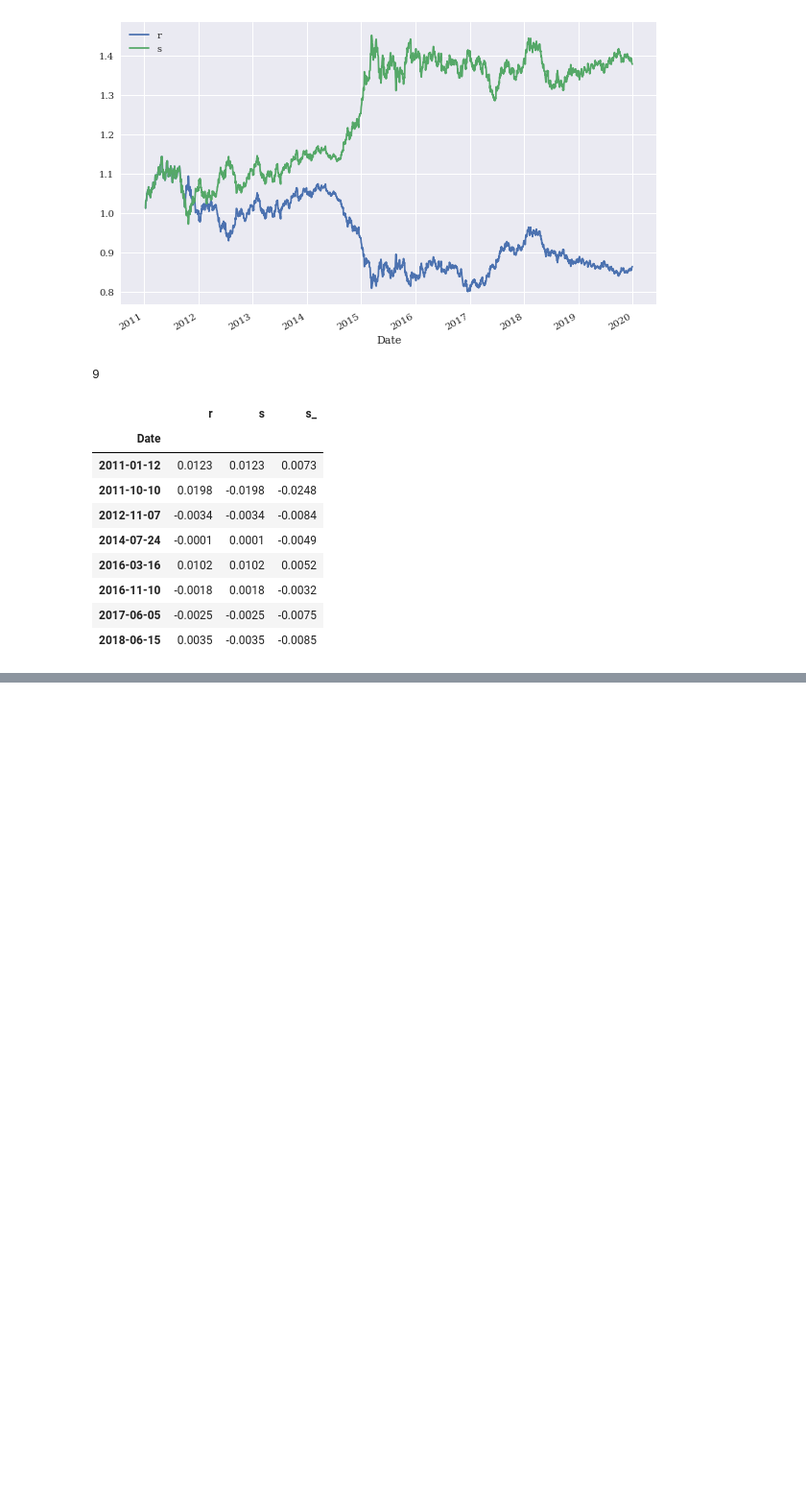
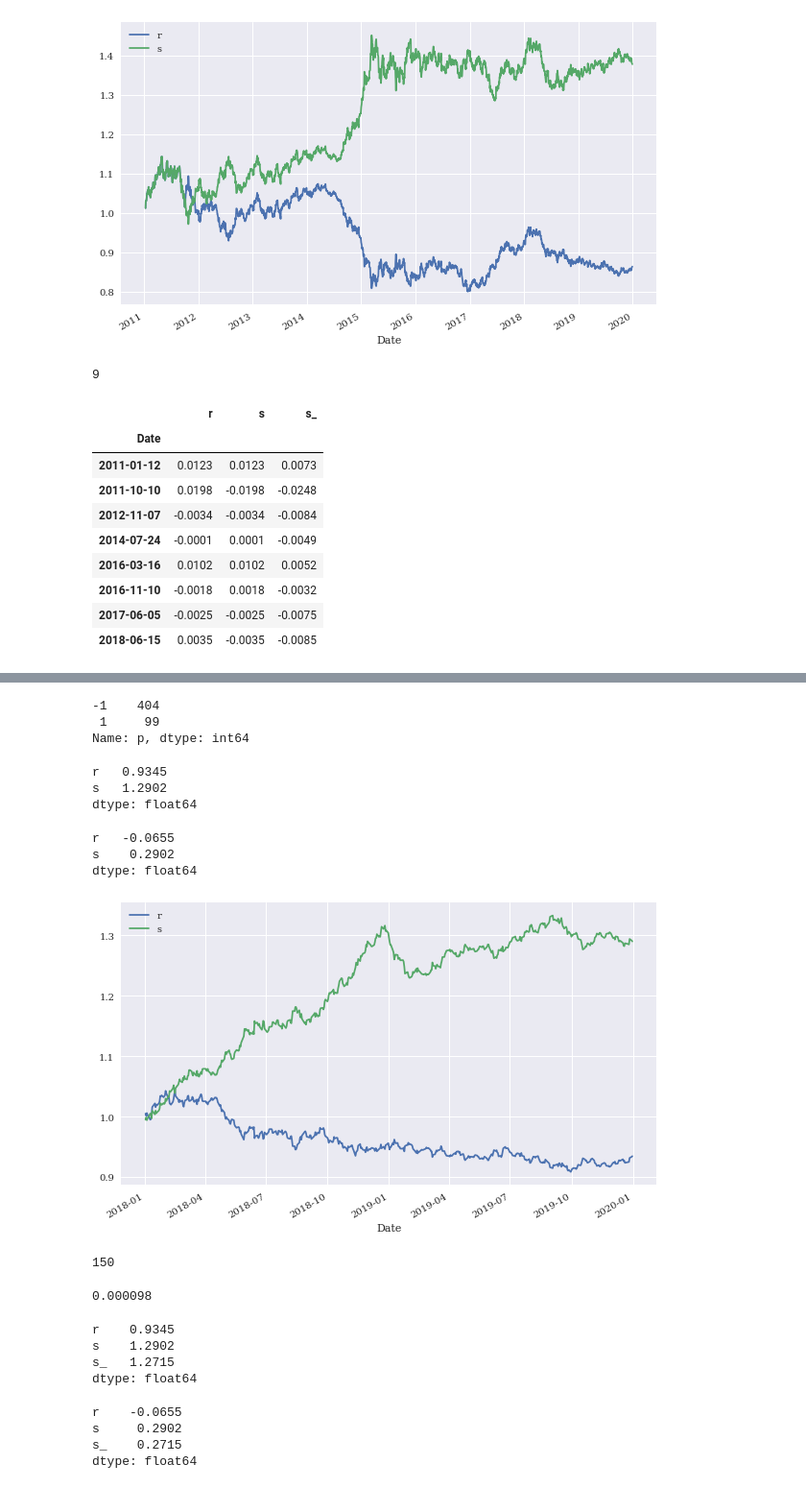
Before and after one commit to michaelsyao/AI_in_Finance, a Jupyter notebook: 10_vectorized_backtesting.ipynb, the cells around one changed output, grey strips where cells are left out. Shown at 96% size. Drawn from its saved outputs; the diff is of its cells as text; code cells hidden in the pictures; blank space fills up the shorter version.

```diff
--- a/10_vectorized_backtesting.ipynb
+++ b/10_vectorized_backtesting.ipynb
@@ -103,0 +272,4 @@ data[['r', 's', 's_']][data['p'].diff() != 0]
+# %%
+test = data.loc[split:].copy()
+# %%
+test_ = (test - mu) / std
@@ -103,0 +281,36 @@ data[['r', 's', 's_']][data['p'].diff() != 0]
+# %%
+test['p'] = np.where(model.predict(test_[cols]) > 0.5, 1, -1)
+# %%
+test['p'].value_counts()
+# %% [output]
+-1    404
+ 1     99
+Name: p, dtype: int64
+# %%
+test['s'] = test['p'] * test['r']
+# %%
+test[['r', 's']].sum().apply(np.exp)
+# %% [output]
+r   0.9345
+s   1.2902
+dtype: float64
+# %%
+test[['r', 's']].sum().apply(np.exp) - 1
+# %% [output]
+r   -0.0655
+s    0.2902
+dtype: float64
+# %%
+test[['r', 's']].cumsum().apply(np.exp).plot(figsize=(10, 6));
+# %% [output]
+[figure, added]
+# %%
+sum(test['p'].diff() != 0) + 1
+# %% [output]
+150
+# %%
+spread = 0.00012
+pc = spread / data[symbol].mean()
+print(f'{pc:.6f}')
+# %% [output]
+0.000098
@@ -103,0 +322,14 @@ data[['r', 's', 's_']][data['p'].diff() != 0]
+# %%
+test[['r', 's', 's_']].sum().apply(np.exp)
+# %% [output]
+r    0.9345
+s    1.2902
+s_   1.2715
+dtype: float64
+# %%
+test[['r', 's', 's_']].sum().apply(np.exp) - 1
+# %% [output]
+r    -0.0655
+s     0.2902
+s_    0.2715
+dtype: float64
```
Also changed, not shown: parts of 80 cells of this notebook.
